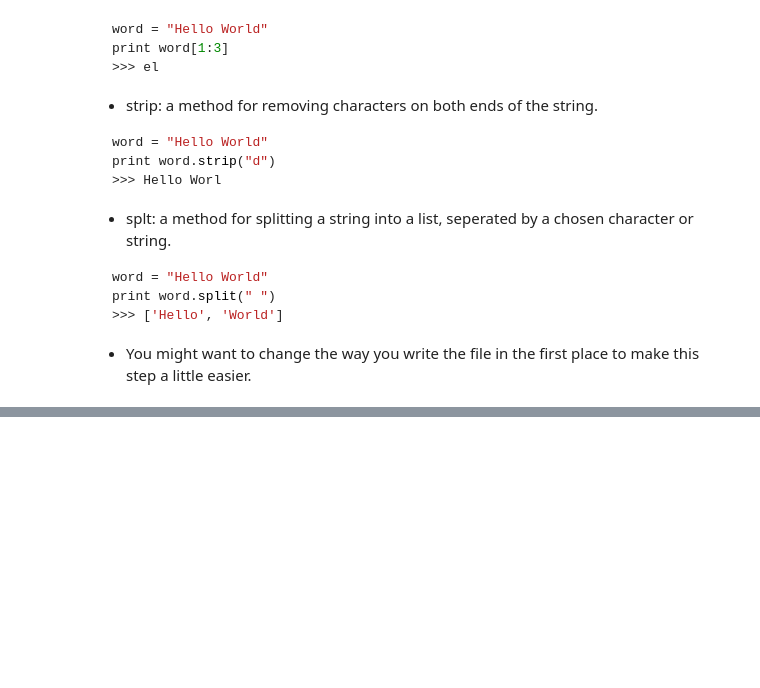
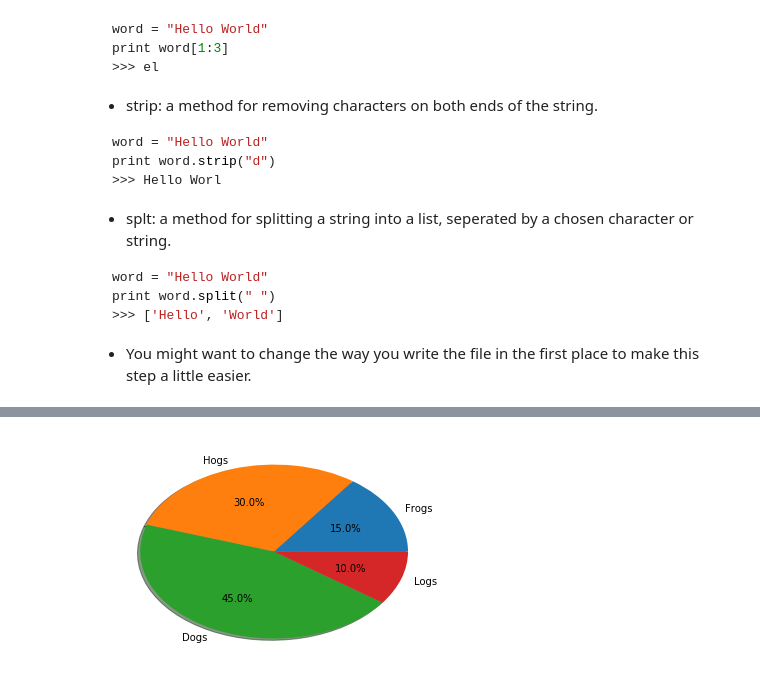
Before and after one commit to cheekyparticle/introduction_to_coding_sessions, a Jupyter notebook: Slides.ipynb, the cells around one changed output, grey strips where cells are left out. Saved outputs shown, nothing was run; the diff lists cells and outputs as text; code cells hidden in the pictures; blank space fills up the shorter version.

```diff
--- a/Slides.ipynb
+++ b/Slides.ipynb
@@ -296,0 +316,8 @@ print word.split(" ")
+# %%
+import matplotlib.pyplot as plt
+labels = 'Frogs', 'Hogs', 'Dogs', 'Logs'
+fracs = [15, 30, 45, 10]
+plt.pie(fracs, labels=labels, autopct='%1.1f%%', shadow=True)
+plt.show()
+# %% [output]
+[figure, added]
```
Also changed, not shown: parts of 14 cells of this notebook, 3 other files.
